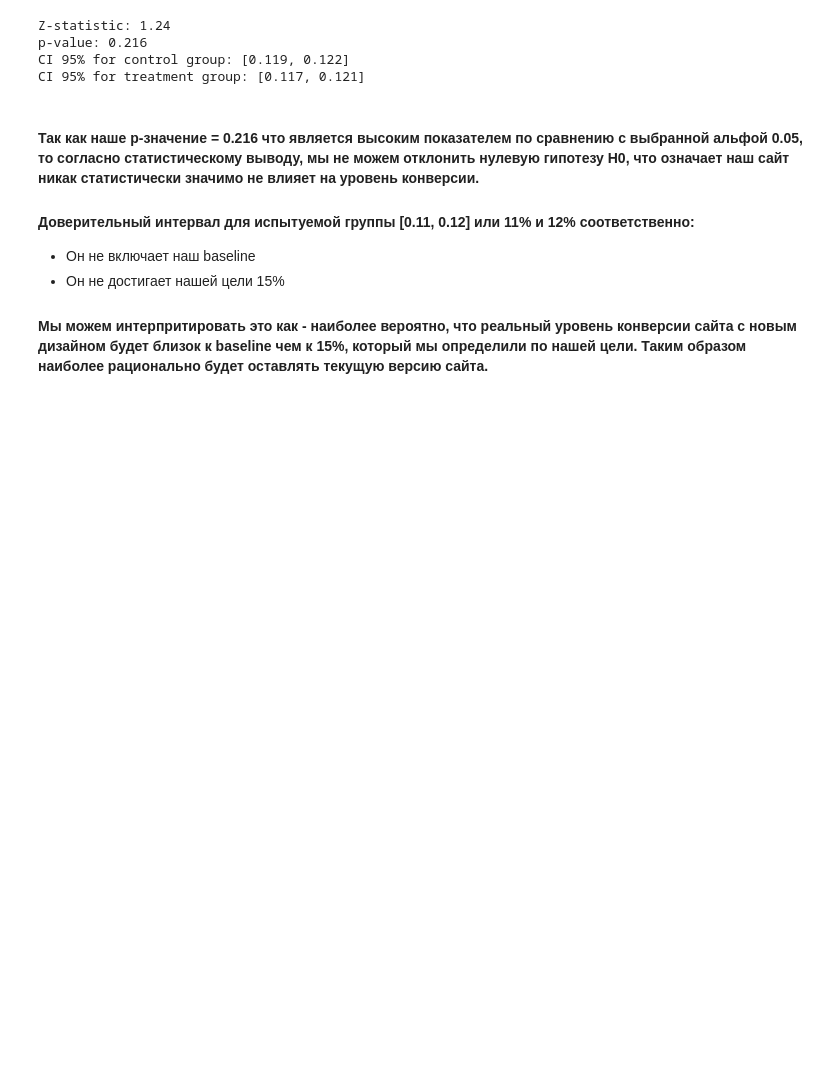
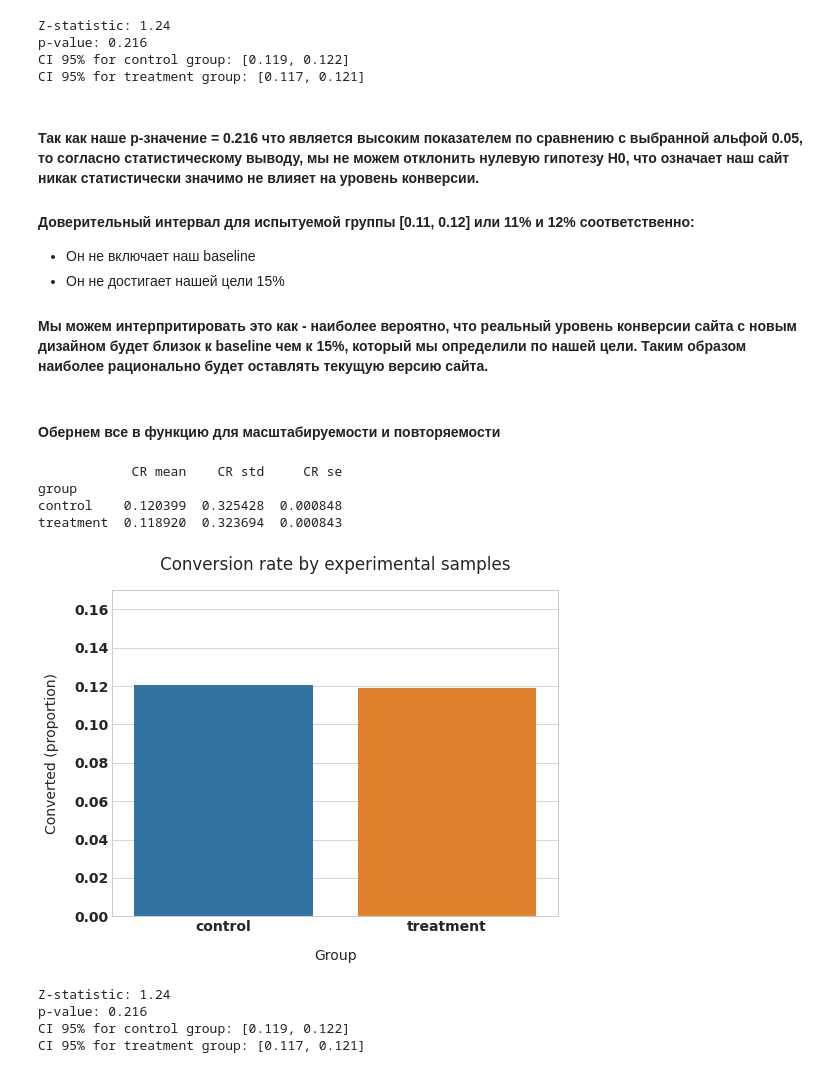
Before and after one commit to SergeyMikhalcov/It_Academy_DS_HW, a Jupyter notebook: Module2/ab_test_inference/ab_test_inference_solution.ipynb, the cells around one changed output. Cells and saved outputs as stored; diff of their text form; code cells hidden in the pictures; blank space fills up the shorter version.

```diff
--- a/Module2/ab_test_inference/ab_test_inference_solution.ipynb
+++ b/Module2/ab_test_inference/ab_test_inference_solution.ipynb
@@ -140,3 +142,5 @@ CI 95% for treatment group: [0.117, 0.121]
  - Он не достигает нашей цели 15%
 
 #### Мы можем интерпритировать это как - наиболее вероятно, что реальный уровень конверсии сайта с новым дизайном будет близок к baseline чем к 15%, который мы определили по нашей цели. Таким образом наиболее рационально будет оставлять текущую версию сайта.
+# %% [markdown]
+#### Обернем все в функцию для масштабируемости и повторяемости
@@ -142,0 +195,12 @@ CI 95% for treatment group: [0.117, 0.121]
+# %%
+make_ab_test(users_df, 'group', 'converted')
+# %% [output]
+            CR mean    CR std     CR se
+group
+control    0.120399  0.325428  0.000848
+treatment  0.118920  0.323694  0.000843
+[figure, added]
+Z-statistic: 1.24
+p-value: 0.216
+CI 95% for control group: [0.119, 0.122]
+CI 95% for treatment group: [0.117, 0.121]
```
Also changed, not shown: parts of 5 cells of this notebook, 1 other file.
